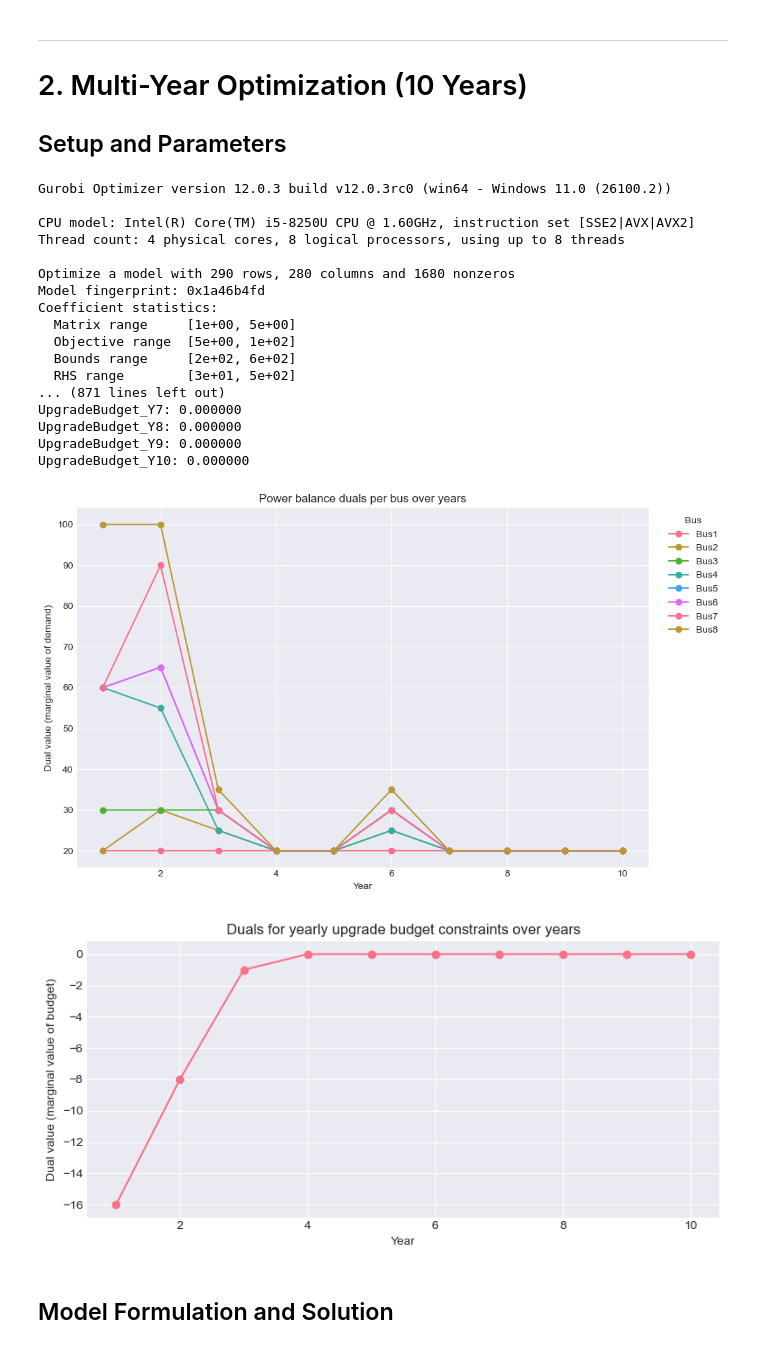
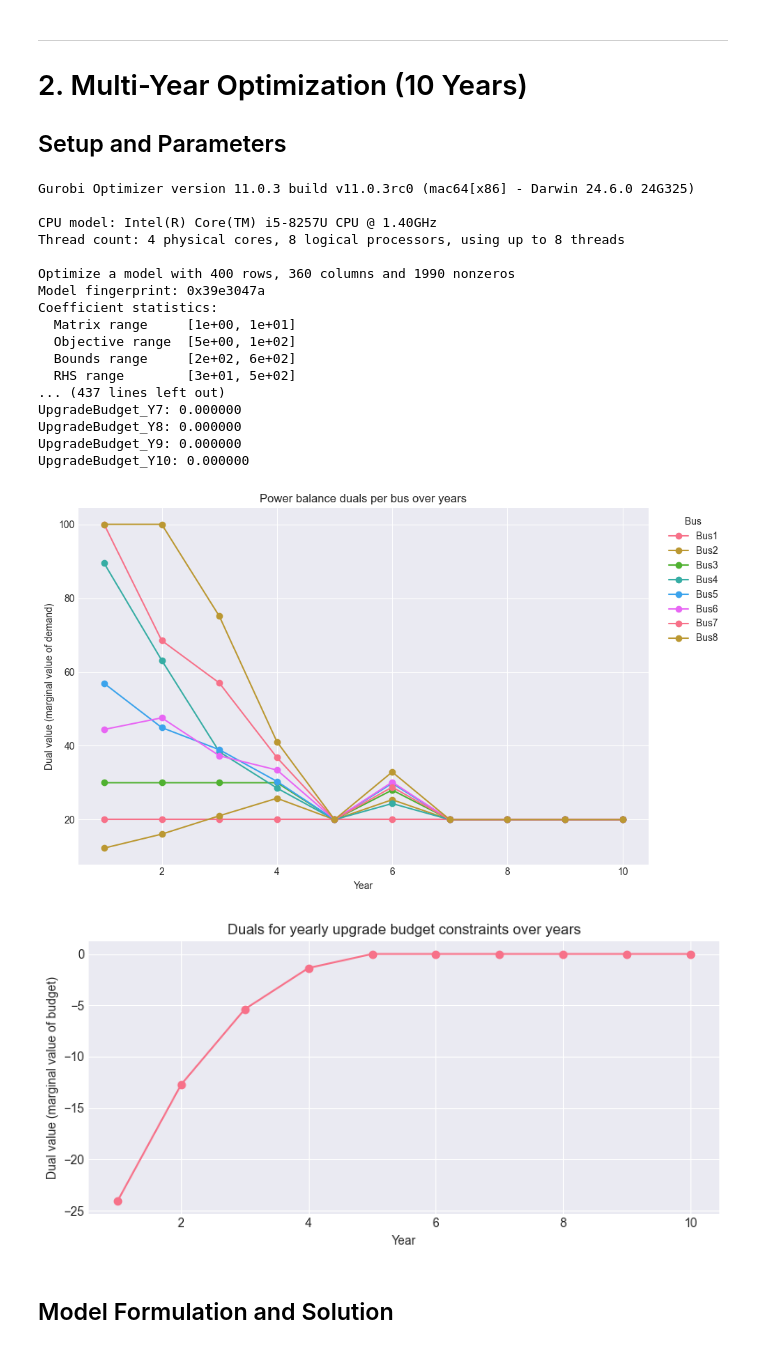
Before and after one commit to s204737/Assignment2_Group40, a Jupyter notebook: Multiyear_deterministic_model.ipynb, the cells around one changed output. Cells and saved outputs as stored; diff of their text form; code cells hidden in the pictures.

```diff
--- a/Multiyear_deterministic_model.ipynb
+++ b/Multiyear_deterministic_model.ipynb
@@ -70,21 +70,51 @@ lines = {
     ('Bus6', 'Bus8'): {'capacity': 50},
     ('Bus7', 'Bus8'): {'capacity': 30},
 }
+reactance = {
+    ('Bus1', 'Bus4'): 0.18,
+    ('Bus1', 'Bus2'): 0.11,
+    ('Bus2', 'Bus3'): 0.27,
+    ('Bus2', 'Bus5'): 0.09,
+    ('Bus3', 'Bus6'): 0.22,
+    ('Bus4', 'Bus7'): 0.15,
+    ('Bus5', 'Bus7'): 0.13,
+    ('Bus5', 'Bus6'): 0.19,
+    ('Bus6', 'Bus8'): 0.24,
+    ('Bus7', 'Bus8'): 0.08,
+}
+
 #Cost for increasing line capacities
 line_upgrade_cost = 5  # Cost per unit increase in line capacity
 # %%
 
 line_upgrade_cost = 5  # Cost per unit increase in line capacity
+yearly_upgrade_budget = 500
+VOLL = 100  # €/MW
 
-yearly_upgrade_budget = 500  # total money per year for all line upgrades
-
-# Value of Lost Load (penalty for shedding)
-VOLL = 100  # €/MW or similar
+# ---- ADD THIS BEFORE THE MODEL ----
+# Attach reactance to line data
+for key in lines:
+    lines[key]['reactance'] = reactance[key]
 
 # ------------------------
 # Model
 # ------------------------
 model = gp.Model("electricity_system_10_years_with_budget")
+
+# --- Voltage angles per bus and year (NEW) ---
+theta = {}
+for y in years:
+    for bus in buses.keys():
+        theta[(bus, y)] = model.addVar(
+            lb=-GRB.INFINITY,
+            name=f"Theta_{bus}_Y{y}"
+        )
+
+# Slack bus: fix angle = 0 every year (NEW)
+slack_bus = 'Bus1'
+for y in years:
+    model.addConstr(theta[(slack_bus, y)] == 0,
+                    name=f"Slack_{slack_bus}_Y{y}")
 
 # Generator outputs per year
 gen_vars = {}
@@ -101,11 +131,11 @@ line_vars = {}
 for (bus_from, bus_to), data in lines.items():
     for y in years:
         line_vars[(bus_from, bus_to, y)] = model.addVar(
-            lb=-GRB.INFINITY,
+            lb=-GRB.INFINITY,   # allow negative flows
             name=f"LineFlow_{bus_from}_{bus_to}_Y{y}"
         )
 
-# Line capacity upgrades per line and year (incremental, cumulative over time)
+# Line capacity upgrades per line and year (incremental, cumulative)
 line_upgrade_vars = {}
 for (bus_from, bus_to), data in lines.items():
     for y in years:
@@ -114,7 +144,7 @@ for (bus_from, bus_to), data in lines.items():
             name=f"LineUpgrade_{bus_from}_{bus_to}_Y{y}"
         )
 
-# Load shedding per load and year (unserved demand)
+# Load shedding per load and year
 shed_vars = {}
 for load, load_data in loads.items():
     for y in years:
@@ -125,15 +155,25 @@ for load, load_data in loads.items():
 
 model.update()
 
+# DC power flow constraints
+for (bus_from, bus_to), data in lines.items():
+    x = data['reactance']
+    b = 1.0 / x
+    for y in years:
+        f = line_vars[(bus_from, bus_to, y)]
+        model.addConstr(
+            f == b * (theta[(bus_from, y)] - theta[(bus_to, y)]),
+            name=f"FlowAngle_{bus_from}_{bus_to}_Y{y}"
+        )
+
 # ------------------------
-# Line capacity constraints
-# For each year: |flow_y| <= base_capacity + sum(upgrades up to year y)
+# Line capacity constraints (unchanged)
+# |flow_y| <= base_capacity + sum(upgrades up to year y)
 # ------------------------
 for (bus_from, bus_to), data in lines.items():
     base_cap = data['capacity']
     for y in years:
         f = line_vars[(bus_from, bus_to, y)]
-        # cumulative upgrade up to and including year y
         upgraded_cap = base_cap + gp.quicksum(
             line_upgrade_vars[(bus_from, bus_to, yy)]
             for yy in years if yy <= y
@@ -146,7 +186,6 @@ for (bus_from, bus_to), data in lines.items():
             f >= -upgraded_cap,
             name=f"CapNeg_{bus_from}_{bus_to}_Y{y}"
         )
-
 # ------------------------
 # Yearly budget constraints for upgrades
 # sum_lines (upgrade_cost * upgrade_var[line,y]) <= yearly_upgrade_budget
@@ -337,41 +376,41 @@ plt.show()
 # collect duals for yearly upgrade budget constraints
 budget_duals = []
 for y in years:
     constr = model.getConstrByName(f"UpgradeBudget_Y{y}")
     if constr is not None and model.status == GRB.OPTIMAL:
         budget_duals.append(constr.Pi)
     else:
         budget_duals.append(float('nan'))
 
 # plot
 fig, ax = plt.subplots(figsize=(8, 4))
 ax.plot(list(years), budget_duals, marker='o', linestyle='-')
 ax.set_xlabel('Year')
 ax.set_ylabel('Dual value (marginal value of budget)')
 ax.set_title('Duals for yearly upgrade budget constraints over years')
 ax.grid(True)
 plt.tight_layout()
 plt.show()
 # %% [output]
-Gurobi Optimizer version 12.0.3 build v12.0.3rc0 (win64 - Windows 11.0 (26100.2))
+Gurobi Optimizer version 11.0.3 build v11.0.3rc0 (mac64[x86] - Darwin 24.6.0 24G325)
 
-CPU model: Intel(R) Core(TM) i5-8250U CPU @ 1.60GHz, instruction set [SSE2|AVX|AVX2]
+CPU model: Intel(R) Core(TM) i5-8257U CPU @ 1.40GHz
 Thread count: 4 physical cores, 8 logical processors, using up to 8 threads
 
-Optimize a model with 290 rows, 280 columns and 1680 nonzeros
-Model fingerprint: 0x1a46b4fd
+Optimize a model with 400 rows, 360 columns and 1990 nonzeros
+Model fingerprint: 0x39e3047a
 Coefficient statistics:
-  Matrix range     [1e+00, 5e+00]
+  Matrix range     [1e+00, 1e+01]
   Objective range  [5e+00, 1e+02]
   Bounds range     [2e+02, 6e+02]
   RHS range        [3e+01, 5e+02]
-... (871 lines left out)
+... (437 lines left out)
 UpgradeBudget_Y7: 0.000000
 UpgradeBudget_Y8: 0.000000
 UpgradeBudget_Y9: 0.000000
 UpgradeBudget_Y10: 0.000000
-[figure, old version]
+[figure, new version]
-[figure, old version]
+[figure, new version]
 # %% [markdown]
 ## Model Formulation and Solution
 # %% [markdown]
```
Also changed, not shown: parts of 5 cells of this notebook, 17 other files.
